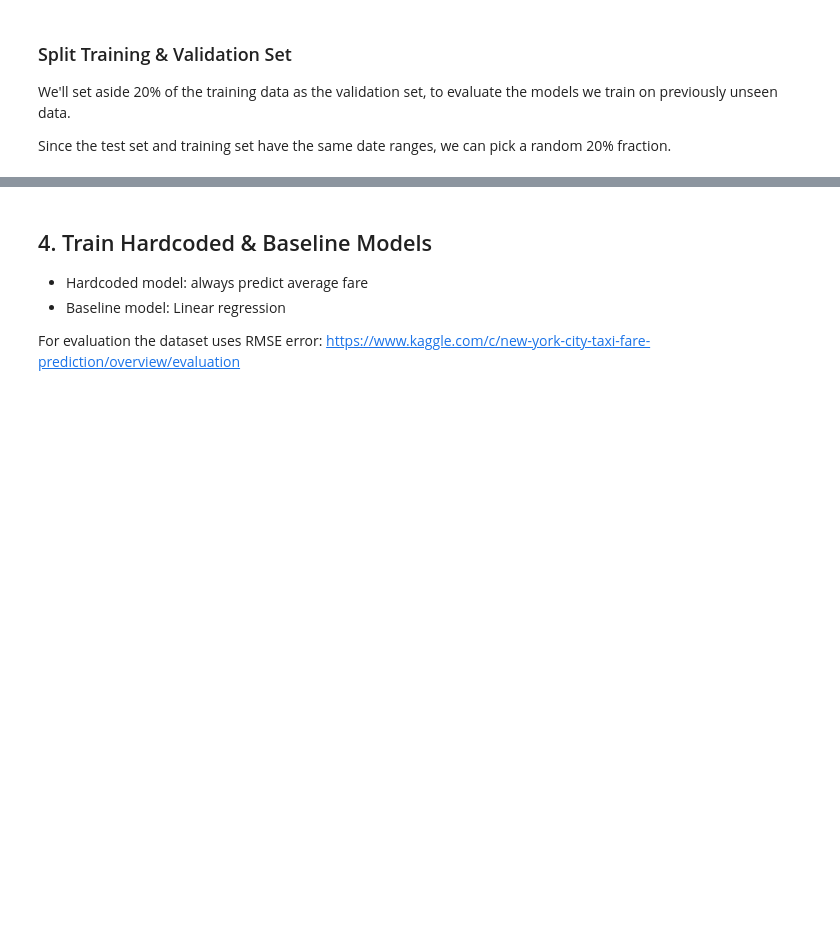
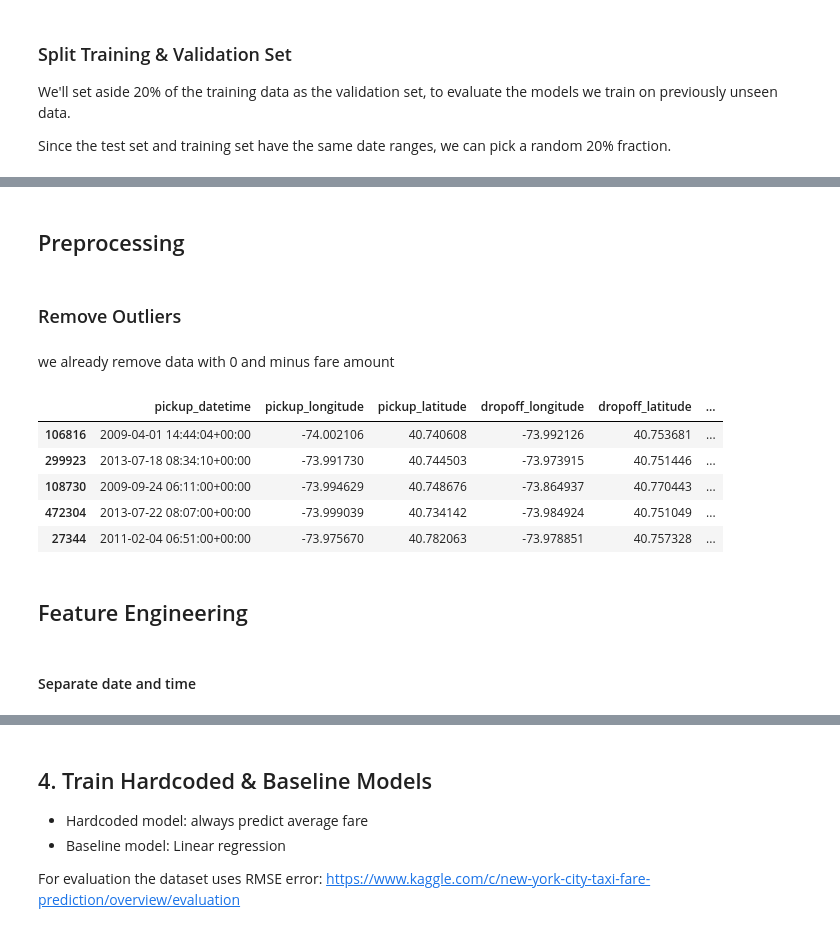
Before and after one commit to vivekpatel99/NY-taxi-fare-prediction, a Jupyter notebook: NY_Taxi_Fare_Prediction.ipynb, the cells around one changed output, grey strips where cells are left out. Cells and saved outputs as stored; diff of their text form; code cells hidden in the pictures; blank space fills up the shorter version.

```diff
--- a/NY_Taxi_Fare_Prediction.ipynb
+++ b/NY_Taxi_Fare_Prediction.ipynb
@@ -868,0 +430,4 @@ Since the test set and training set have the same date ranges, we can pick a ran
+# %%
+# Separate input feature and target
+X = taxi_fare_train_df.drop('fare_amount', axis=1)
+y = taxi_fare_train_df.fare_amount
@@ -868,0 +440,48 @@ Since the test set and training set have the same date ranges, we can pick a ran
+# %%
+X_train, X_test, y_train, y_test = train_test_split(
+        X,
+        y,
+        test_size=0.2,
+        shuffle=True,
+        random_state=42
+    )
+# %% [markdown]
+## Preprocessing
+# %% [markdown]
+### Remove Outliers
+# %% [markdown]
+we already remove data with 0 and minus fare amount
+# %%
+def remove_outliers(df):
+    """
+    fare_amount outliers are already removed
+    """
+    df = remove_outliers_passenger_count(df=df)
+    df = drop_longitude_lattitude_outliers(
+        df=df,
+        lat_col_name='pickup_latitude',
+        long_col_name='pickup_longitude'
+    )
+    df = drop_longitude_lattitude_outliers(
+        df=df,
+        lat_col_name='dropoff_latitude',
+        long_col_name='dropoff_longitude'
+    )
+    df = remove_outliers_location(df=df)
+    return df
+# %%
+X_train = remove_outliers(X_train)
+X_test = remove_outliers(X_test)
+# %%
+X_train.head(5)
+# %% [output]
+|  | pickup_datetime | pickup_longitude | pickup_latitude | dropoff_longitude | dropoff_latitude | ... |
+| 106816 | 2009-04-01 14:44:04+00:00 | -74.002106 | 40.740608 | -73.992126 | 40.753681 | ... |
+| 299923 | 2013-07-18 08:34:10+00:00 | -73.991730 | 40.744503 | -73.973915 | 40.751446 | ... |
+| 108730 | 2009-09-24 06:11:00+00:00 | -73.994629 | 40.748676 | -73.864937 | 40.770443 | ... |
+| 472304 | 2013-07-22 08:07:00+00:00 | -73.999039 | 40.734142 | -73.984924 | 40.751049 | ... |
+| 27344 | 2011-02-04 06:51:00+00:00 | -73.975670 | 40.782063 | -73.978851 | 40.757328 | ... |
+# %% [markdown]
+## Feature Engineering
+# %% [markdown]
+#### Separate date and time
```
Also changed, not shown: parts of 100 cells of this notebook, 1 other file.
